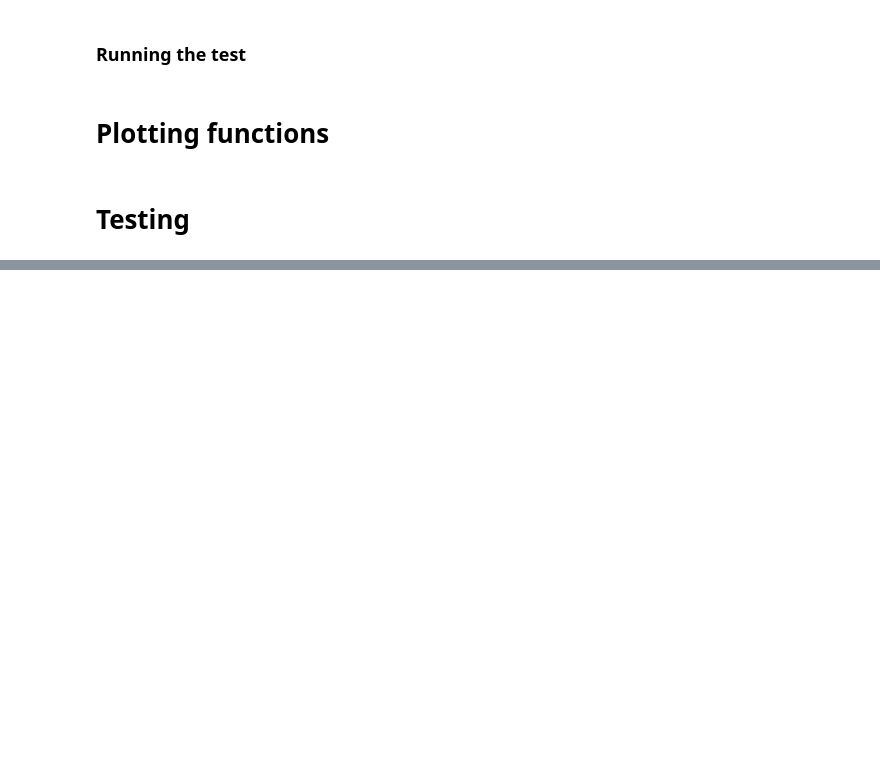
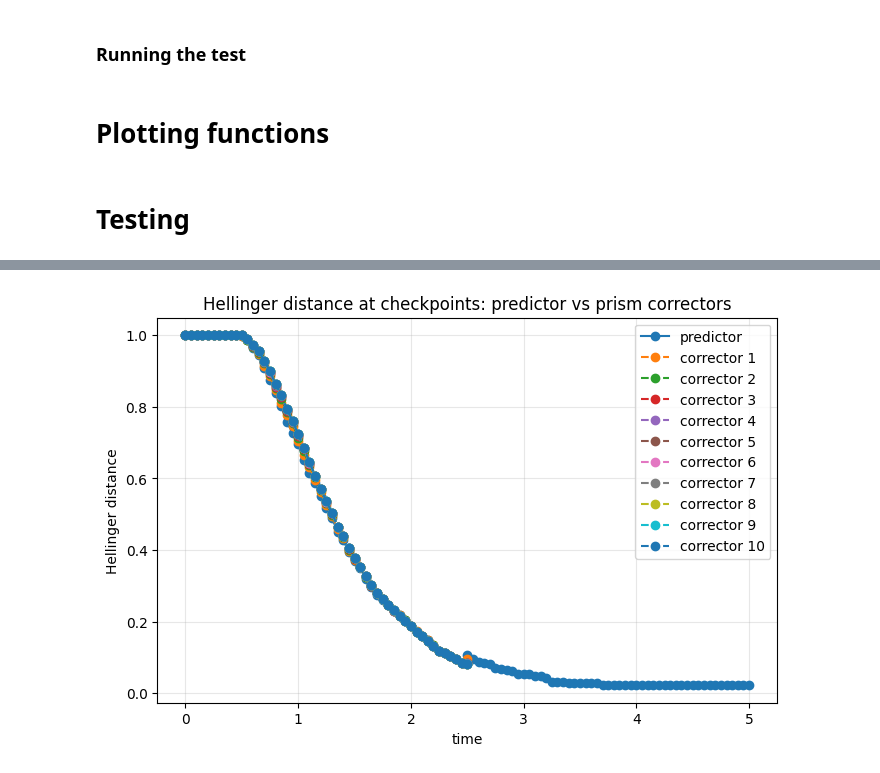
Before and after one commit to loren-ll/Correctors_Discrete_Diffusion, a Jupyter notebook: Adding_correctors.ipynb, the cells around one changed output, grey strips where cells are left out. Cells and saved outputs as stored; diff of their text form; code cells hidden in the pictures; blank space fills up the shorter version.

```diff
--- a/Adding_correctors.ipynb
+++ b/Adding_correctors.ipynb
@@ -1580,14 +1739,17 @@ results_prism = compute_hellinger_over_time(
     n_correctors=params_prism["n_correctors"],
     corrector_start_frac=params_prism["corrector_start_frac"],   # only use PRISM in final 20% of reverse time
     use_true_pmf_fn=None,       # or your exact PMF function if you have one
-    partial_prob_fn=partial_prob_fn,
+    partial_prob_fn=params_prism["partial_prob_fn"],
+    unmasking_prob_fn=params_prism["unmasking_prob_fn"],
     prism_eta=params_prism["prism_eta"],
 )
 # %%
-print_hellinger_summary(results_prism)
+
 
 plot_hellinger_curves(
     results_prism,
     title="Hellinger distance at checkpoints: predictor vs prism correctors"
 )
+# %% [output]
+[figure, added]
 # %%
```
Also changed, not shown: parts of 26 cells of this notebook.
